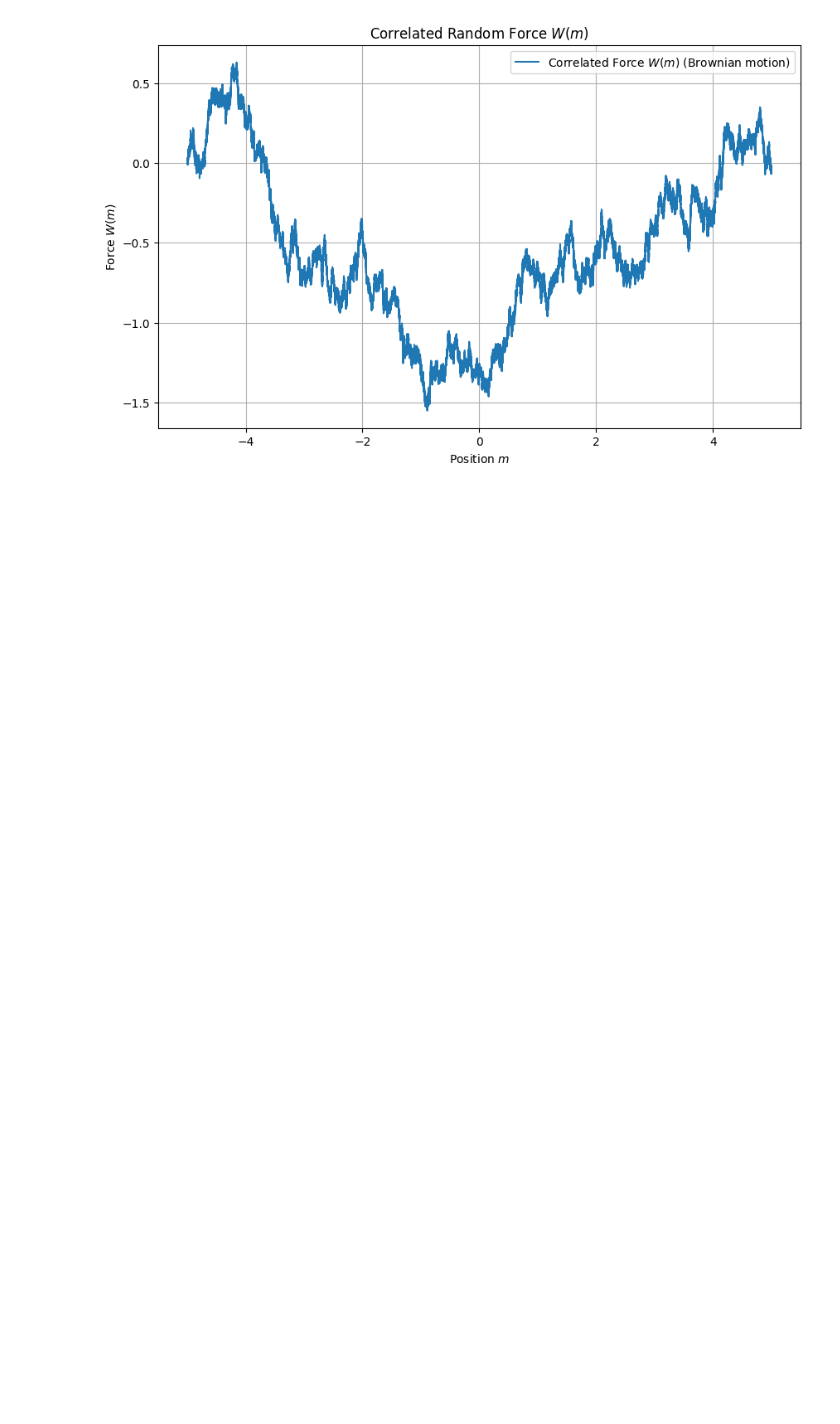
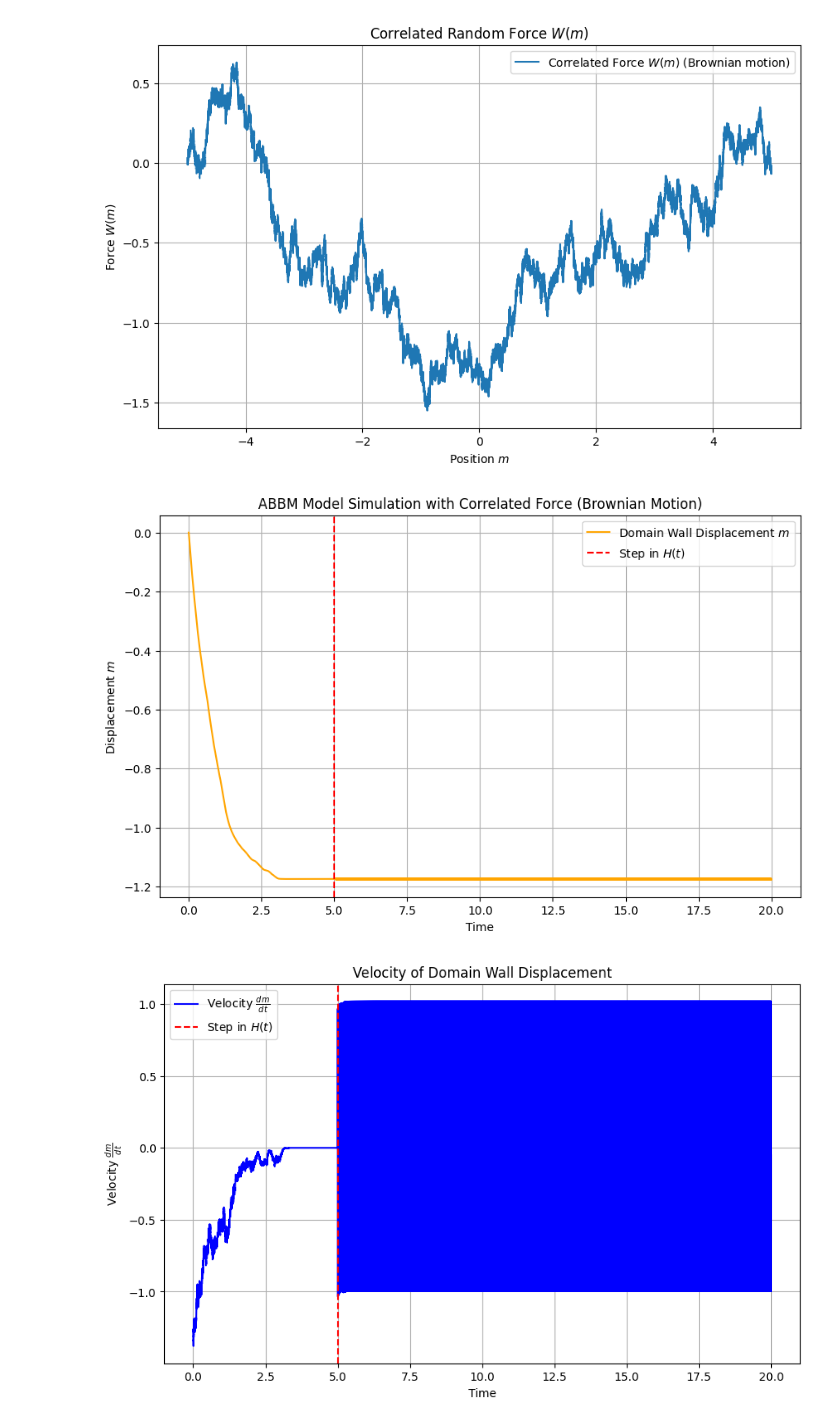
Before and after one commit to UNICT-Fake-Audio/Barkhausen-noise-simulator, a Jupyter notebook: ABBM.ipynb, the cells around one changed output. Drawn from its saved outputs; the diff is of its cells as text; code cells hidden in the pictures; blank space fills up the shorter version.

```diff
--- a/ABBM.ipynb
+++ b/ABBM.ipynb
@@ -36,4 +37,61 @@ plt.legend()
 plt.show()
 # %% [output]
 [figure]
+# %%
+#### STEP
+
+# Time points for simulation
+# time = np.arange(0, T, dt)
+# H = np.zeros_like(time)
+# H[time > T / 4] = H_step  # Step in H at T/4
+
+# Time points for simulation
+time = np.arange(0, T, dt)
+H = np.zeros_like(time)
+
+f = 100  # Frequency of the probe signal (ν)
+A = 1
+
+# H[time > 0] = A * np.cos( 2 * np.pi * f time[time > T / 4])  # Step in H at T/4
+H[time > T / 4] = A * np.sin(
+    2 * np.pi * f * (time[time > T / 4] - T / 4)
+)  # Step in H at T/4
+
+# Initialize displacement array for the ABBM model
+m = np.zeros_like(time)
+m[0] = m0
+
+# Simulate the dynamics of the ABBM model with the correlated force
+for i in range(1, len(time)):
+    # Update interpolated force
+    W_interp = np.interp(m[i - 1], x, correlated_force)
+    # Compute the net force and update displacement using Euler integration
+    dm = (H[i] - k * m[i - 1] + W_interp) / Gamma * dt
+    m[i] = m[i - 1] + dm
+
+# Plot the displacement over time
+plt.figure(figsize=(10, 6))
+plt.plot(time, m, label='Domain Wall Displacement $m$', color='orange')
+plt.axvline(T / 4, color='red', linestyle='--', label='Step in $H(t)$')
+plt.xlabel('Time')
+plt.ylabel('Displacement $m$')
+plt.title('ABBM Model Simulation with Correlated Force (Brownian Motion)')
+plt.legend()
+plt.grid()
+plt.show()
+
+# Plot the velocity (dm/dt) over time
+velocity = np.diff(m) / dt  # Calculate velocity
+plt.figure(figsize=(10, 6))
+plt.plot(time[:-1], velocity, label='Velocity $\\frac{dm}{dt}$', color='blue')
+plt.axvline(T / 4, color='red', linestyle='--', label='Step in $H(t)$')
+plt.xlabel('Time')
+plt.ylabel('Velocity $\\frac{dm}{dt}$')
+plt.title('Velocity of Domain Wall Displacement')
+plt.legend()
+plt.grid()
+plt.show()
+# %% [output]
+[figure, added]
+[figure, added]
 # %%
```
Also changed, not shown: parts of 7 cells of this notebook, 3 other files.
